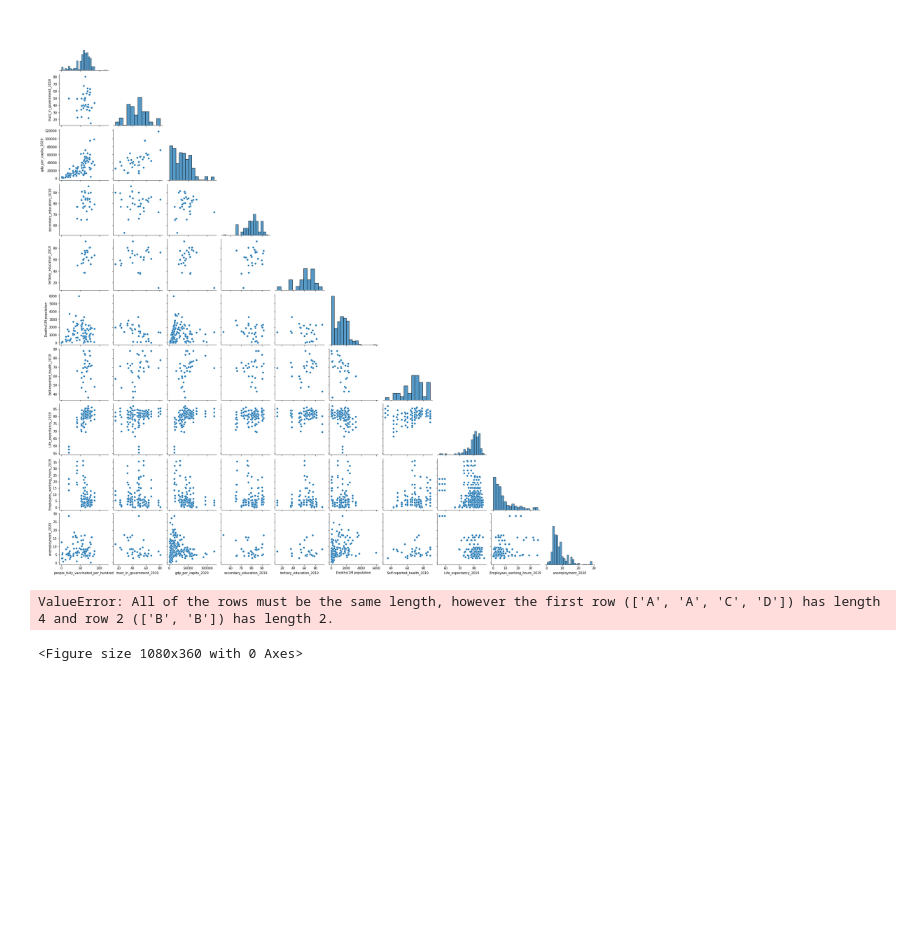
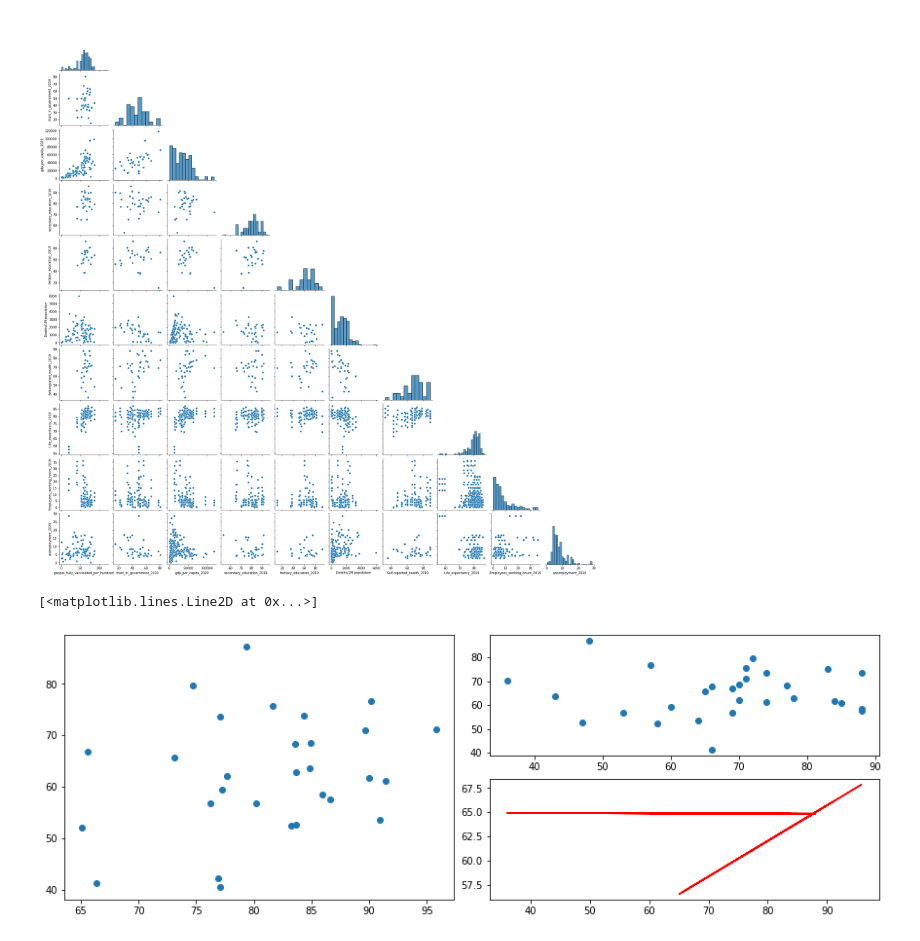
Before and after one commit to ValentinaMiller/Influences-on-covid-19-vaccination-rates, a Jupyter notebook: pipeline.ipynb, the cells around one changed output. Cells and saved outputs as stored; diff of their text form; code cells hidden in the pictures; blank space fills up the shorter version.

```diff
--- a/pipeline.ipynb
+++ b/pipeline.ipynb
@@ -506,21 +506,50 @@ sns.pairplot(data, corner=True)
 # %%
 # Plot features like this but with high corr features on the big plots and low corr plots on small plos
 
 figure_mosaic = '''
-AACD
-AAEF
-BB
-BB
+AABB
+AADD
 '''
+linear_regressor = LinearRegression()  # create object for the class
+X_sec = edu2_x_vax['secondary_education_2019'].values.reshape(-1, 1)
+Y_sec =  edu2_x_vax['people_fully_vaccinated_per_hundred'].values.reshape(-1, 1)
+linear_regressor.fit(X_sec,Y_sec)  # perform linear regression
+Y_pred_sec = linear_regressor.predict(X_sec)  # make predictions
+
+linear_regressor = LinearRegression()  # create object for the class
+X_health = health_x_vax['Self-reported_health_2019'].values.reshape(-1, 1)
+Y_health = health_x_vax['people_fully_vaccinated_per_hundred'].values.reshape(-1, 1)
+linear_regressor.fit(X_health,Y_health)  # perform linear regression
+Y_pred_health = linear_regressor.predict(X_health)  # make predictions
+
+
+
+linear_regressor = LinearRegression()  # create object for the class
+X_unemp =unemp_x_vax['unemployment_2020'].values.reshape(-1, 1)
+Y_unemp =  unemp_x_vax['people_fully_vaccinated_per_hundred'].values.reshape(-1, 1)
+linear_regressor.fit(X_unemp,Y_unemp)  # perform linear regression
+Y_pred = linear_regressor.predict(X_unemp)  # make predictions
+
+
+linear_regressor = LinearRegression()  # create object for the class
+X_trust = trust_x_vax['trust_in_government_2019'].values.reshape(-1, 1)
+Y_trust =  trust_x_vax['people_fully_vaccinated_per_hundred'].values.reshape(-1, 1)
+linear_regressor.fit(X_trust,Y_trust)  # perform linear regression
+Y_pred_trust = linear_regressor.predict(X_trust)  # make predictions
+
+
 
 fig, axes = plt.subplot_mosaic(mosaic=figure_mosaic, figsize=(15, 5))
 
-axes['A'].scatter(X,Y)
-axes['B'].scatter(X,Y)
-axes['C'].scatter(X,Y)
-axes['D'].scatter(X,Y)
-axes['E'].scatter(X,Y)
-axes['F'].scatter(X,Y)
+axes['A'].scatter(X_sec, Y_sec)
+plt.plot(X_sec, Y_pred_sec, color='red')
+axes['B'].scatter(X_health,Y_health)
+plt.plot(X_health, Y_pred_health, color='red')
+
+#axes['C'].scatter(X_unemp,Y_unemp)
+#axes['D'].scatter(X_trust,Y_trust)
+#axes['E'].scatter(X,Y)
+#axes['F'].scatter(X,Y)
 # %% [output]
-ValueError: All of the rows must be the same length, however the first row (['A', 'A', 'C', 'D']) has length 4 and row 2 (['B', 'B']) has length 2.
+[<matplotlib.lines.Line2D at 0x...>]
-<Figure size 1080x360 with 0 Axes>
+[figure, added]
```
Also changed, not shown: parts of 8 cells of this notebook.
